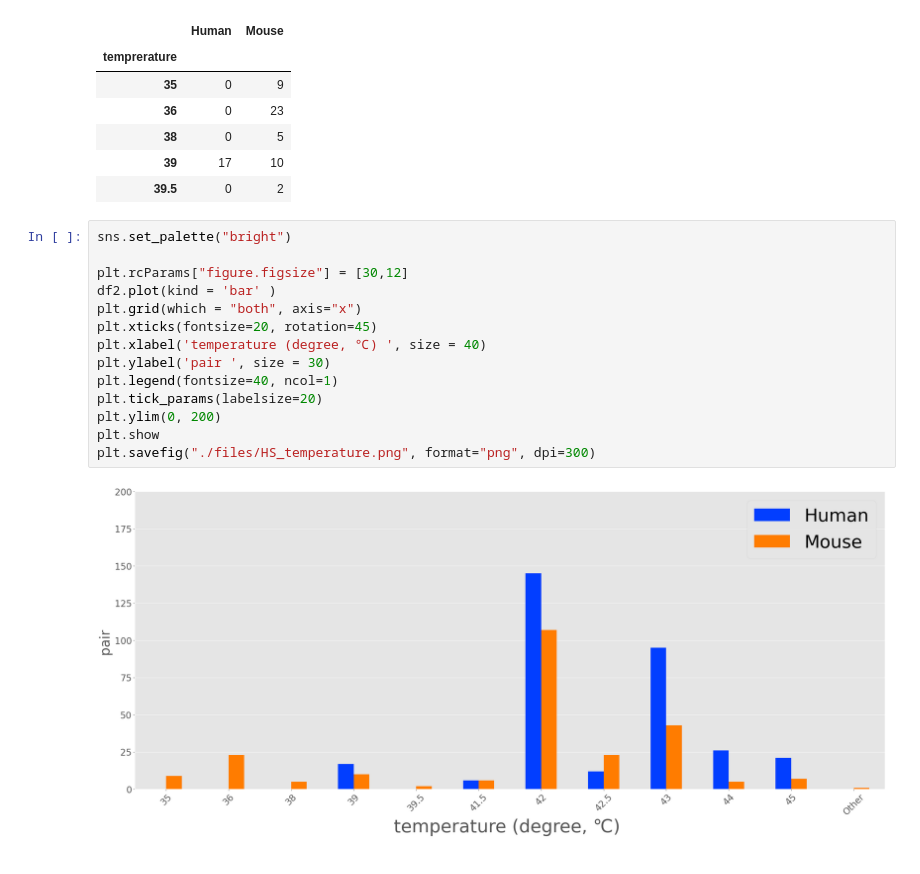
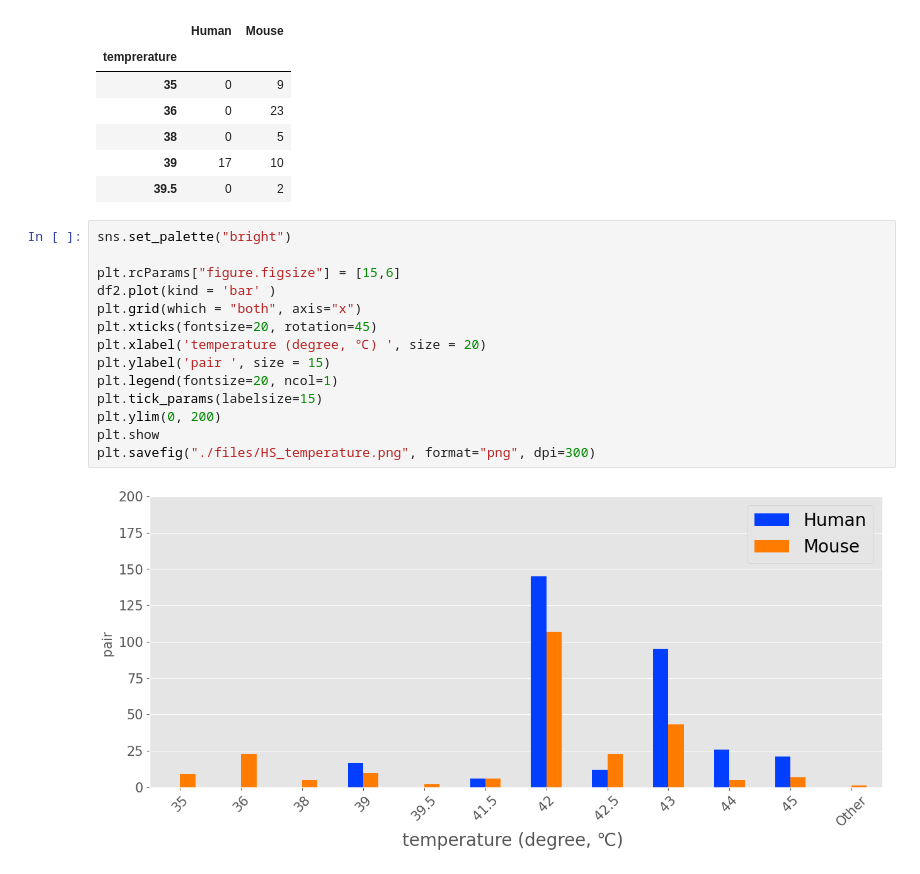
Before and after one commit to yonesora56/HS_code, a Jupyter notebook: bar-graph_dataset/HS_temperature.ipynb, the cells around one changed output. Cells and saved outputs as stored; diff of their text form.

```diff
--- a/bar-graph_dataset/HS_temperature.ipynb
+++ b/bar-graph_dataset/HS_temperature.ipynb
@@ -32,16 +32,16 @@ df2.head()
 # %%
 sns.set_palette("bright")
 
-plt.rcParams["figure.figsize"] = [30,12]
+plt.rcParams["figure.figsize"] = [15,6]
 df2.plot(kind = 'bar' )
 plt.grid(which = "both", axis="x")
 plt.xticks(fontsize=20, rotation=45)
-plt.xlabel('temperature (degree, ℃) ', size = 40)
-plt.ylabel('pair ', size = 30)
-plt.legend(fontsize=40, ncol=1)
-plt.tick_params(labelsize=20)
+plt.xlabel('temperature (degree, ℃) ', size = 20)
+plt.ylabel('pair ', size = 15)
+plt.legend(fontsize=20, ncol=1)
+plt.tick_params(labelsize=15)
 plt.ylim(0, 200)
 plt.show
 plt.savefig("./files/HS_temperature.png", format="png", dpi=300)
 # %% [output]
-[figure, old version]
+[figure, new version]
```
Also changed, not shown: 3 other files.
